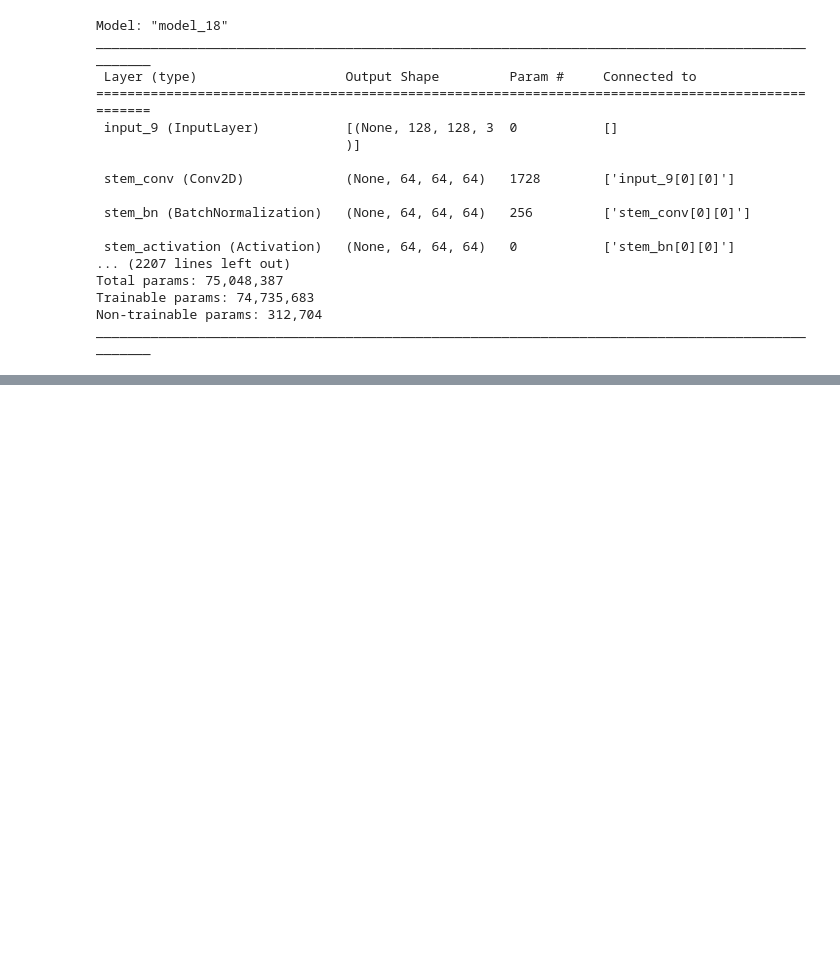
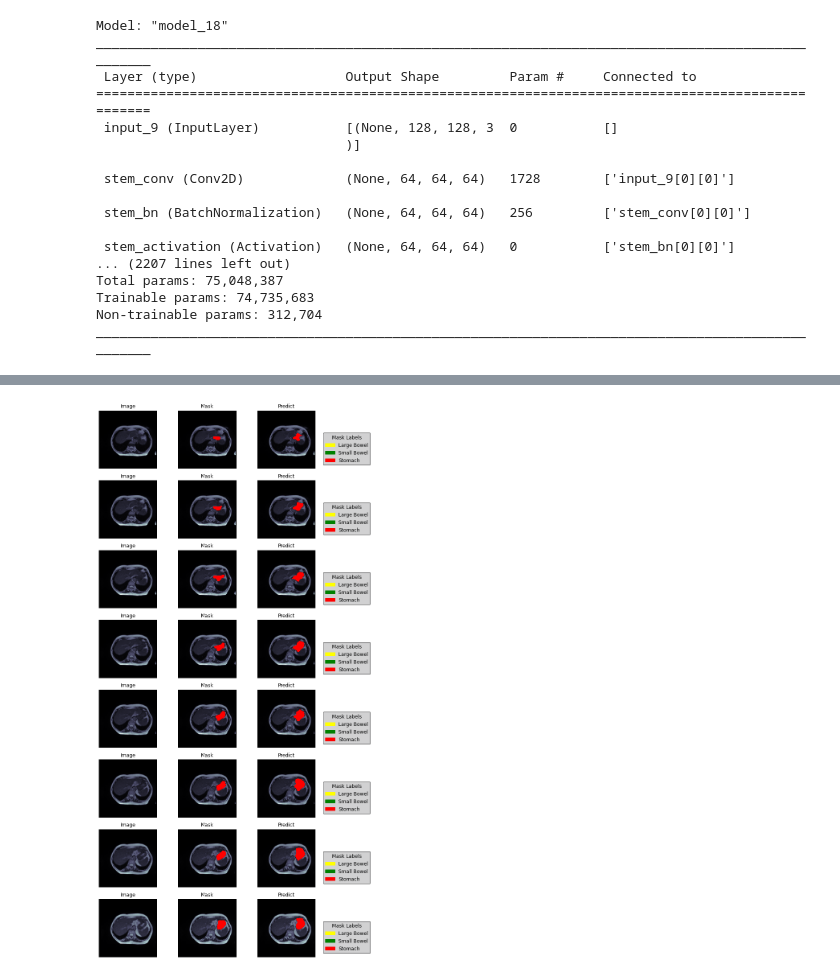
Before and after one commit to ismailazdad/uwmgit, a Jupyter notebook: Unet_working_example4.ipynb, the cells around one changed output, grey strips where cells are left out. Saved outputs shown, nothing was run; the diff lists cells and outputs as text; code cells hidden in the pictures; blank space fills up the shorter version.

```diff
--- a/Unet_working_example4.ipynb
+++ b/Unet_working_example4.ipynb
@@ -443,3 +501,15 @@ Total params: 75,048,387
 Trainable params: 74,735,683
 Non-trainable params: 312,704
 __________________________________________________________________________________________________
+# %%
+from keras.preprocessing.image import ImageDataGenerator
+train_generator = DataGenerator(df_train[df_train.index.isin(train_ids)],shuffle=True)
+val_generator = DataGenerator(df_train[df_train.index.isin(valid_ids)])
+# Training generator
+datagen = ImageDataGenerator(
+    width_shift_range=0.1,  # randomly shift images horizontally (10% of total width)
+    height_shift_range=0.1,  # randomly shift images vertically (10% of total height)
+    rotation_range=40,
+    zoom_range = 0.1,
+    rescale=1./255,
+    validation_split=0.33)
@@ -445,0 +677,3 @@ ________________________________________________________________________________
+# %%
+pred_batches = DataGenerator(df_train.iloc[800:808,:], batch_size = 1, subset="train", shuffle=False)
+preds = model.predict_generator(pred_batches,verbose=1)
@@ -445,0 +682,53 @@ ________________________________________________________________________________
+# %%
+Threshold = 0.5
+# Visualizing
+fig = plt.figure(figsize=(10, 25))
+gs = gridspec.GridSpec(nrows=8, ncols=3)
+colors = ['yellow','green','red']
+labels = ["Large Bowel", "Small Bowel", "Stomach"]
+patches = [ mpatches.Patch(color=colors[i], label=f"{labels[i]}") for i in range(len(labels))]
+
+cmap1 = mpl.colors.ListedColormap(colors[0])
+cmap2 = mpl.colors.ListedColormap(colors[1])
+cmap3= mpl.colors.ListedColormap(colors[2])
+
+for i in range(8):
+    images, mask = pred_batches[i]
+    sample_img=images[0,:,:,0]
+    mask1=mask[0,:,:,0]
+    mask2=mask[0,:,:,1]
+    mask3=mask[0,:,:,2]
+
+    pre=preds[i]
+    predict1=pre[:,:,0]
+    predict2=pre[:,:,1]
+    predict3=pre[:,:,2]
+
+    predict1= (predict1 > Threshold).astype(np.float32)
+    predict2= (predict2 > Threshold).astype(np.float32)
+    predict3= (predict3 > Threshold).astype(np.float32)
+
+    ax0 = fig.add_subplot(gs[i, 0])
+    im = ax0.imshow(sample_img, cmap='bone')
+    ax0.set_title("Image", fontsize=12, y=1.01)
+    #--------------------------
+    ax1 = fig.add_subplot(gs[i, 1])
+    ax1.set_title("Mask", fontsize=12,  y=1.01)
+    l0 = ax1.imshow(sample_img, cmap='bone')
+    l1 = ax1.imshow(np.ma.masked_where(mask1== False,  mask1),cmap=cmap1, alpha=1)
+    l2 = ax1.imshow(np.ma.masked_where(mask2== False,  mask2),cmap=cmap2, alpha=1)
+    l3 = ax1.imshow(np.ma.masked_where(mask3== False,  mask3),cmap=cmap3, alpha=1)
+    #--------------------------
+    ax2 = fig.add_subplot(gs[i, 2])
+    ax2.set_title("Predict", fontsize=12, y=1.01)
+    l0 = ax2.imshow(sample_img, cmap='bone')
+    l1 = ax2.imshow(np.ma.masked_where(predict1== False,  predict1),cmap=cmap1, alpha=1)
+    l2 = ax2.imshow(np.ma.masked_where(predict2== False,  predict2),cmap=cmap2, alpha=1)
+    l3 = ax2.imshow(np.ma.masked_where(predict3== False,  predict3),cmap=cmap3, alpha=1)
+
+
+    _ = [ax.set_axis_off() for ax in [ax0,ax1,ax2]]
+    colors = [im.cmap(im.norm(1)) for im in [l1,l2, l3]]
+    plt.legend(handles=patches, bbox_to_anchor=(1.1, 0.65), loc=2, borderaxespad=0.4,fontsize = 12,title='Mask Labels', title_fontsize=12, edgecolor="black",  facecolor='#c5c6c7')
+# %% [output]
+[figure, added]
```
Also changed, not shown: parts of 27 cells of this notebook.
